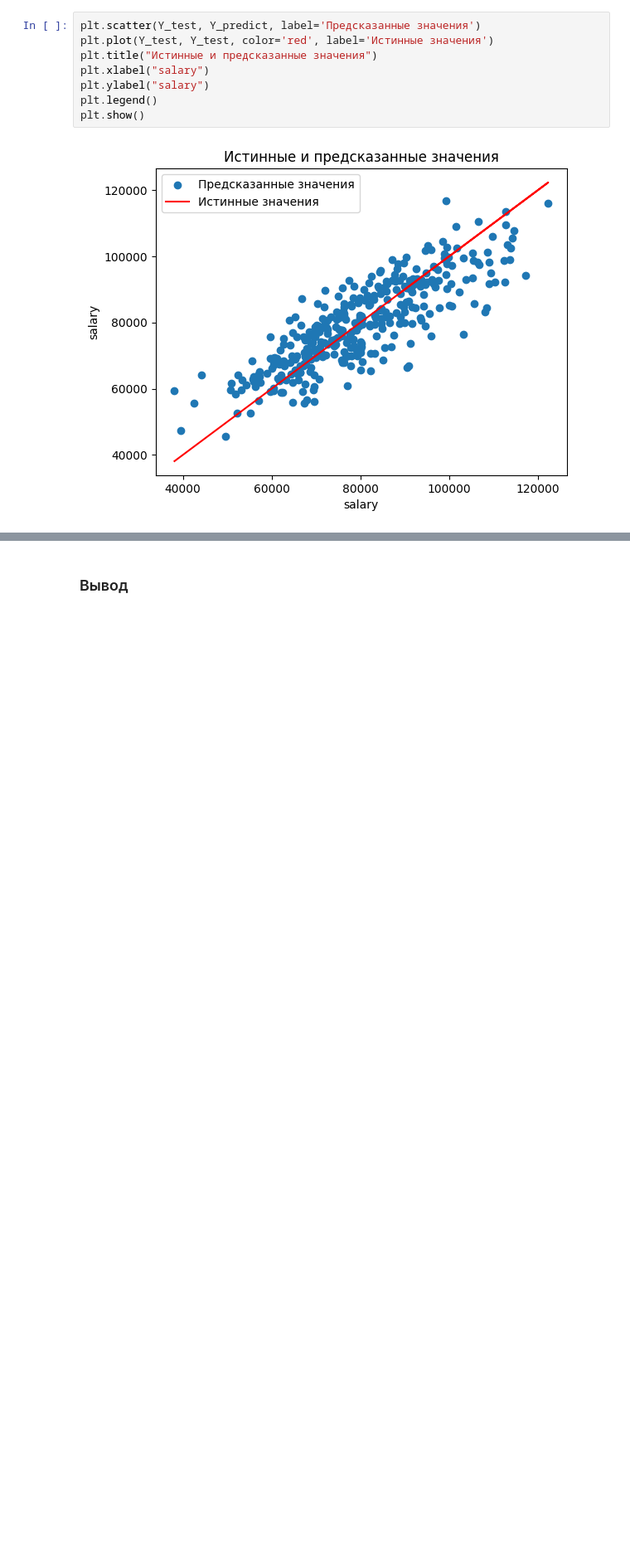
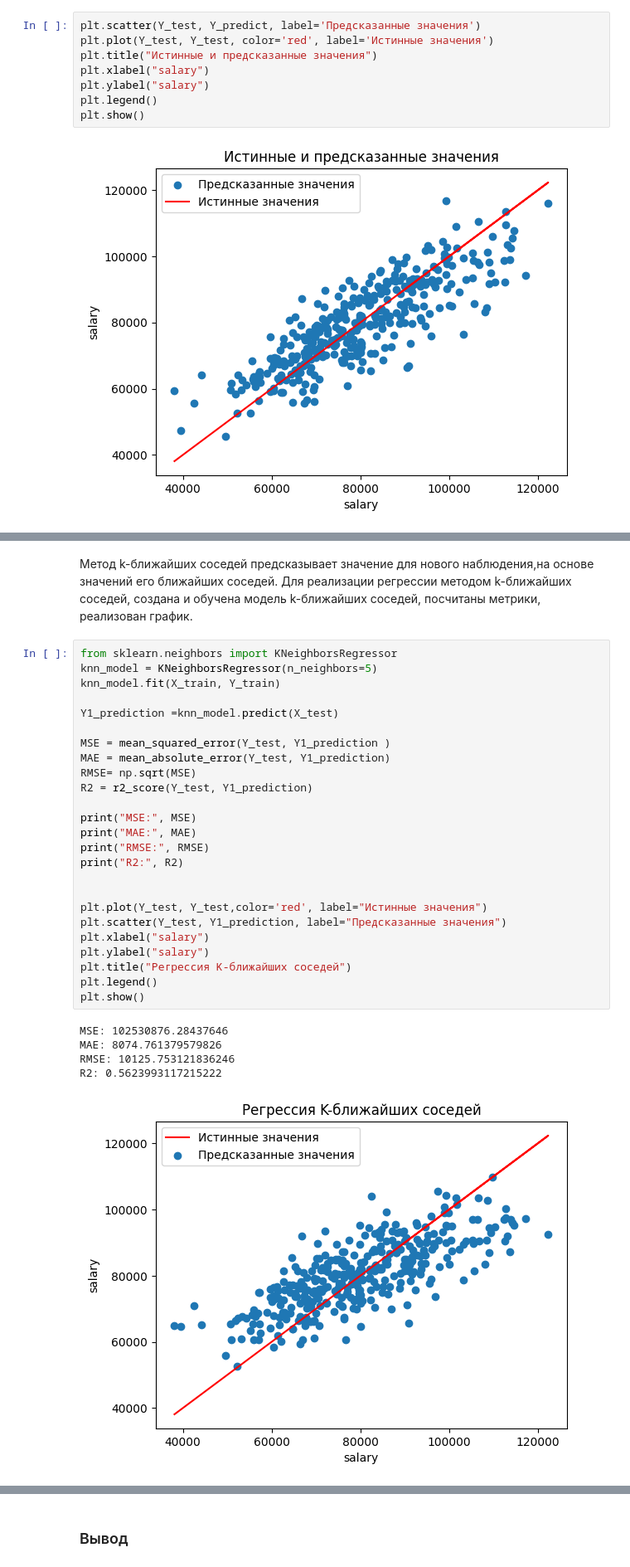
Before and after one commit to pol1np/Data_analysis, a Jupyter notebook: ЛР3_Проценко_1.ipynb, the cells around one changed output, grey strips where cells are left out. Shown at 83% size. Drawn from its saved outputs; the diff is of its cells as text; blank space fills up the shorter version.

```diff
--- a/ЛР3_Проценко_1.ipynb
+++ b/ЛР3_Проценко_1.ipynb
@@ -468,0 +597,33 @@ plt.show()
+# %% [markdown]
+Метод k-ближайших соседей предсказывает значение для нового наблюдения,на основе значений его ближайших соседей. Для реализации регрессии методом k-ближайших соседей, создана и обучена модель k-ближайших соседей, посчитаны метрики, реализован график.
+# %%
+from sklearn.neighbors import KNeighborsRegressor
+knn_model = KNeighborsRegressor(n_neighbors=5)
+knn_model.fit(X_train, Y_train)
+
+Y1_prediction =knn_model.predict(X_test)
+
+MSE = mean_squared_error(Y_test, Y1_prediction )
+MAE = mean_absolute_error(Y_test, Y1_prediction)
+RMSE= np.sqrt(MSE)
+R2 = r2_score(Y_test, Y1_prediction)
+
+print("MSE:", MSE)
+print("MAE:", MAE)
+print("RMSE:", RMSE)
+print("R2:", R2)
+
+
+plt.plot(Y_test, Y_test,color='red', label="Истинные значения")
+plt.scatter(Y_test, Y1_prediction, label="Предсказанные значения")
+plt.xlabel("salary")
+plt.ylabel("salary")
+plt.title("Регрессия K-ближайших соседей")
+plt.legend()
+plt.show()
+# %% [output]
+MSE: 102530876.28437646
+MAE: 8074.761379579826
+RMSE: 10125.753121836246
+R2: 0.5623993117215222
+[figure, added]
```
Also changed, not shown: parts of 58 cells of this notebook.
